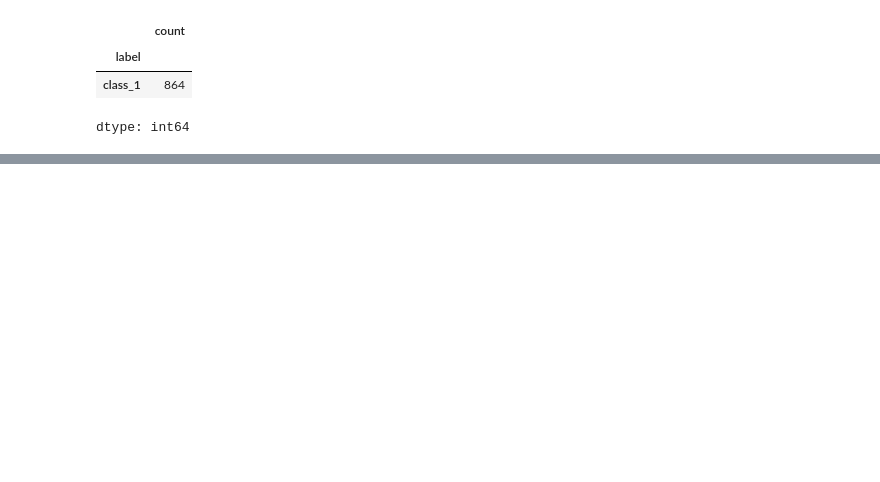
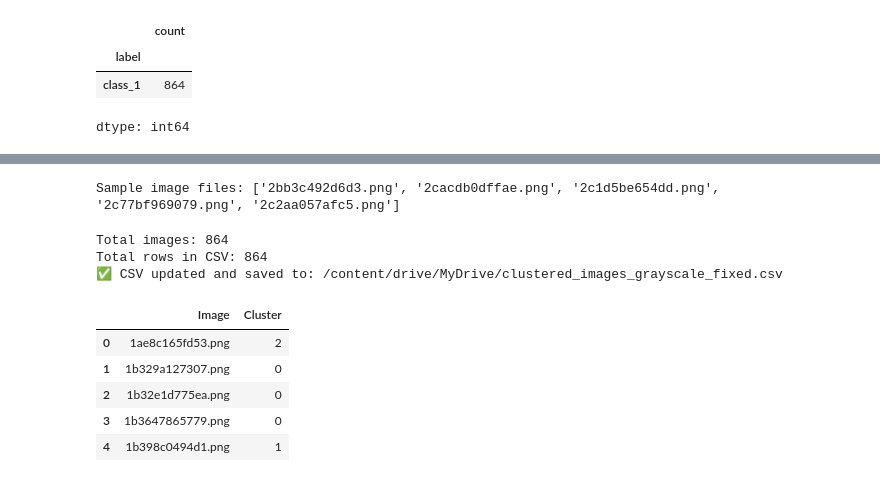
Before and after one commit to easeandrelax/blood-sugar-level, a Jupyter notebook: Welcome_To_Colab.ipynb, the cells around one changed output, grey strips where cells are left out. Saved outputs shown, nothing was run; the diff lists cells and outputs as text; code cells hidden in the pictures; blank space fills up the shorter version.

```diff
--- a/Welcome_To_Colab.ipynb
+++ b/Welcome_To_Colab.ipynb
@@ -5080,0 +5298,41 @@ dtype: int64
+# %%
+import os
+image_dir = "/content/drive/MyDrive/train_images_preprocessed/"
+print("Sample image files:", os.listdir(image_dir)[:5])
+# %% [output]
+Sample image files: ['2bb3c492d6d3.png', '2cacdb0dffae.png', '2c1d5be654dd.png', '2c77bf969079.png', '2c2aa057afc5.png']
+# %%
+import pandas as pd
+import os
+
+# Load the original CSV
+df = pd.read_csv("/content/drive/MyDrive/clustered_images_grayscale.csv")
+
+# Get actual image filenames (sorted)
+image_dir = "/content/drive/MyDrive/train_images_preprocessed/"
+filenames = sorted(os.listdir(image_dir))  # Sorted alphabetically
+
+# Sanity check
+print("Total images:", len(filenames))
+print("Total rows in CSV:", len(df))
+
+# Replace numeric 'Image' column with actual filenames
+df['Image'] = df['Image'].astype(int)  # Ensure it's integer
+df['Image'] = df['Image'].apply(lambda x: filenames[x])  # Replace with actual filename
+
+# Save updated CSV
+updated_path = "/content/drive/MyDrive/clustered_images_grayscale_fixed.csv"
+df.to_csv(updated_path, index=False)
+
+print(f"✅ CSV updated and saved to: {updated_path}")
+df.head()
+# %% [output]
+Total images: 864
+Total rows in CSV: 864
+✅ CSV updated and saved to: /content/drive/MyDrive/clustered_images_grayscale_fixed.csv
+|  | Image | Cluster |
+| 0 | 1ae8c165fd53.png | 2 |
+| 1 | 1b329a127307.png | 0 |
+| 2 | 1b32e1d775ea.png | 0 |
+| 3 | 1b3647865779.png | 0 |
+| 4 | 1b398c0494d1.png | 1 |
```
Also changed, not shown: parts of 12 cells of this notebook.
